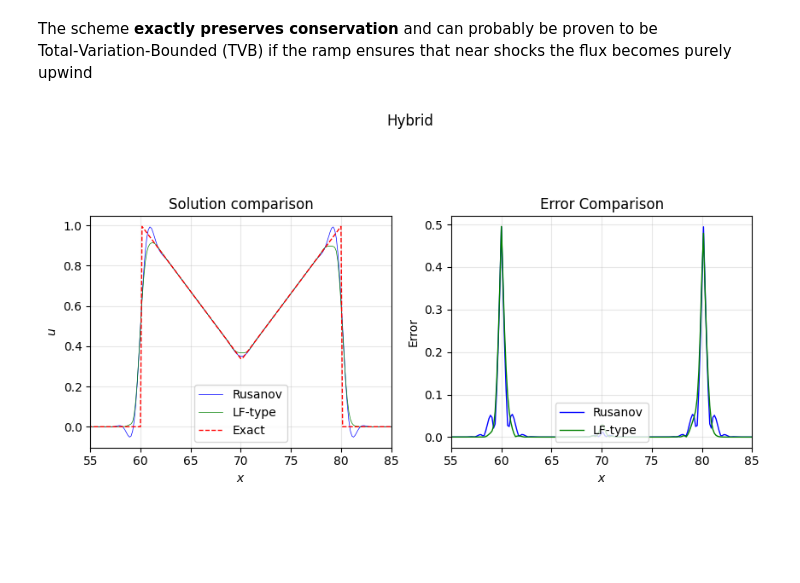
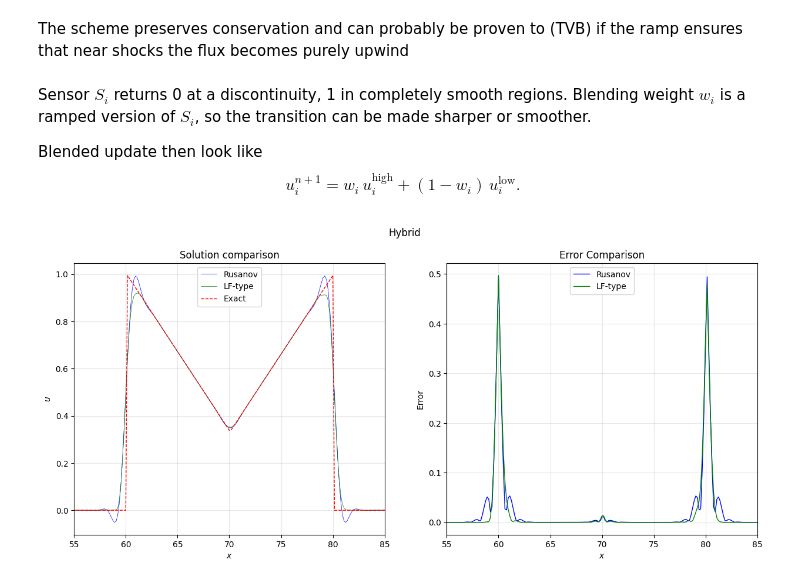
Before and after one commit to ukolov-ivan/mipt-vkr, a Jupyter notebook: src/advect.ipynb, the cells around one changed output. Cells and saved outputs as stored; diff of their text form; code cells hidden in the pictures; blank space fills up the shorter version.

```diff
--- a/src/advect.ipynb
+++ b/src/advect.ipynb
@@ -416,5 +545,5 @@ plt.show()
 # %%
-plt.figure(figsize=(10, 15))
+plt.figure(figsize=(15, 6))
 
 for i, (ic_func, ic_kwargs) in enumerate(
     zip(
@@ -431,7 +560,7 @@ for i, (ic_func, ic_kwargs) in enumerate(
             # {"center": 20.0, "width": 5.0},
         ])):
     grid, u, u_exact = advect(
-        mlf_with_correction_step,
+        mlf_step,
         ic_func=ic_func,
         ic_kwargs=ic_kwargs,
     )
@@ -441,7 +570,7 @@ for i, (ic_func, ic_kwargs) in enumerate(
         ic_kwargs=ic_kwargs,
     )
 
-    plt.subplot(3, 2, 2 * i + 1)
+    plt.subplot(1, 2, 2 * i + 1)
 
     plt.plot(grid, u_rusanov, 'b-', linewidth=0.5, label='Rusanov')
     plt.plot(grid, u, 'g-', linewidth=0.5, label='LF-type')
@@ -453,7 +582,7 @@ for i, (ic_func, ic_kwargs) in enumerate(
     plt.legend(loc='lower center')
     plt.grid(True, alpha=0.3)
 
-    plt.subplot(3, 2, 2 * i + 2)
+    plt.subplot(1, 2, 2 * i + 2)
     error_rusanov = np.abs(u_rusanov - u_exact)
     error = np.abs(u - u_exact)
 
@@ -466,5 +595,6 @@ for i, (ic_func, ic_kwargs) in enumerate(
     plt.legend(loc='lower center')
     plt.grid(True, alpha=0.3)
 
+plt.savefig('scheme-comparison-discontinuous.png')
 plt.show()
 # %% [output]
@@ -628,2 +763,8 @@ def low_order_step(u: np.ndarray, cfl: float, sigma: float) -> np.ndarray:
 # %% [markdown]
-The scheme **exactly preserves conservation** and can probably be proven to be Total‑Variation‑Bounded (TVB) if the ramp ensures that near shocks the flux becomes purely upwind
+The scheme preserves conservation and can probably be proven to (TVB) if the ramp ensures that near shocks the flux becomes purely upwind
+# %% [markdown]
+Sensor $S_i$ returns 0 at a discontinuity, 1 in completely smooth regions.
+Blending weight $w_i$ is a ramped version of $S_i$, so the transition can be made sharper or smoother.
+
+Blended update then look like
+  $$u_i^{n+1} = w_i \, u_i^{\text{high}} + (1-w_i) \, u_i^{\text{low}}.$$
@@ -632,37 +785,30 @@ def hybrid_mlf_step(
     u: np.ndarray,
     dx: float, cfl: float, sigma: float, a: float,
     sensor: typing.Callable = curvature_sensor,
-    sensor_ramp: typing.Callable = lambda s: s,   # identity: weight = S directly
+    sensor_ramp: typing.Callable = lambda s: s**2,
+    low_step=low_order_upwind,
     **mlf_kwargs
 ) -> np.ndarray:
-    """
-    Hybrid scheme that blends mlf_step (4th order) with the 3‑point low‑order fallback.
-    The blending weight w_i ∈ [0,1] is sensor_ramp(S_i).
-    * S_i ≈ 0 → w_i ≈ 0 → low‑order (dissipative, monotone)
-    * S_i ≈ 1 → w_i ≈ 1 → full 4th‑order accuracy
-    """
     # High‑order update
     u_high = mlf_step(u, dx=dx, cfl=cfl, sigma=sigma, **mlf_kwargs)
 
     # Low‑order update
-    # TODO -- this probably should be a parameter, so we can use Upwind for example
-    u_low = low_order_step(u, cfl=cfl, sigma=sigma)
+    u_low = low_step(u, cfl=cfl, sigma=sigma, a=a)
 
     # Sensor and blending weight
     S_partial = sensor(u)
     S = pad_sensor(S_partial, len(u))
-    w_cell = np.clip(sensor_ramp(S), 0.0, 1.0)
+    w = np.clip(sensor_ramp(S), 0.0, 1.0)
 
-    # Blend only for interior cells where both stencils are valid
-    i_interior = np.arange(2, len(u)-2)
     u_new = u_high.copy()
+    i_interior = slice(2, len(u) - 2)
     u_new[i_interior] = (
-        w_cell[i_interior]      * u_high[i_interior] +
-        (1.0 - w_cell[i_interior]) * u_low[i_interior]
+        w[i_interior] * u_high[i_interior]
+        + (1.0 - w[i_interior]) * u_low[i_interior]
     )
     return u_new
 # %%
-plt.figure(figsize=(10, 15))
+plt.figure(figsize=(15, 6))
 
 for i, (ic_func, ic_kwargs) in enumerate(
     zip(
@@ -681,42 +827,43 @@ for i, (ic_func, ic_kwargs) in enumerate(
     grid, u, u_exact = advect(
         hybrid_mlf_step,
         step_func_kwargs=dict(sensor=hode_sensor,
-                              sensor_ramp=lambda s: np.clip(3*s-1, 0, 1)),
+                              sensor_ramp=lambda s: np.clip(4*s-1, 0, 1)),
         ic_func=ic_func,
         ic_kwargs=ic_kwargs,
     )
     grid, u_rusanov, u_exact = advect(
         rusanov_step,
         ic_func=ic_func,
         ic_kwargs=ic_kwargs,
     )
 
-    plt.subplot(3, 2, 2 * i + 1)
+    plt.subplot(1, 2, 2 * i + 1)
 
     plt.plot(grid, u_rusanov, 'b-', linewidth=0.5, label='Rusanov')
     plt.plot(grid, u, 'g-', linewidth=0.5, label='LF-type')
     plt.plot(grid, u_exact, 'r--', linewidth=1, label='Exact')
     plt.xlabel('$x$')
     plt.xlim(70 - 15, 70 + 15)
     plt.ylabel('$u$')
     plt.title('Solution comparison')
-    plt.legend(loc='lower center')
+    plt.legend(loc='upper center')
     plt.grid(True, alpha=0.3)
 
-    plt.subplot(3, 2, 2 * i + 2)
+    plt.subplot(1, 2, 2 * i + 2)
     error_rusanov = np.abs(u_rusanov - u_exact)
     error = np.abs(u - u_exact)
 
     plt.plot(grid, error_rusanov, 'b-', linewidth=1, label='Rusanov')
     plt.plot(grid, error, 'g-', linewidth=1, label='LF-type')
     plt.xlabel('$x$')
     plt.xlim(70 - 15, 70 + 15)
     plt.ylabel('Error')
     plt.title('Error Comparison')
-    plt.legend(loc='lower center')
+    plt.legend(loc='upper center')
     plt.grid(True, alpha=0.3)
 
 plt.suptitle("Hybrid")
+plt.savefig('hybrid.png')
 plt.show()
 # %% [output]
-[figure, old version]
+[figure, new version]
```
Also changed, not shown: parts of 27 cells of this notebook, 3 other files.
